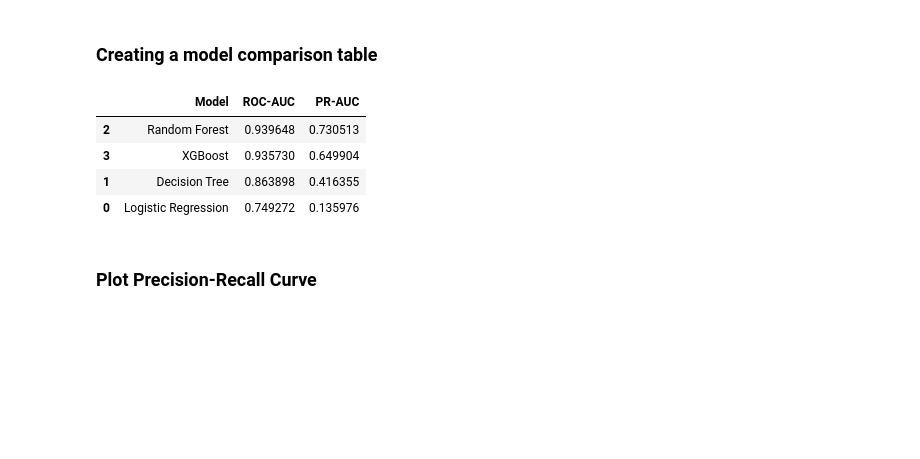
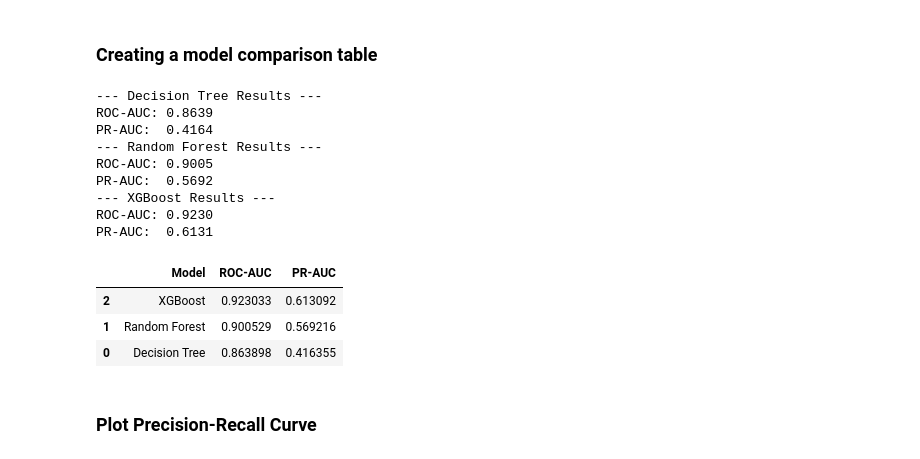
Before and after one commit to pxk4950/Fraud_Detection, a Jupyter notebook: Notebooks/03_Modeling_and_Evaluation.ipynb, the cells around one changed output. Drawn from its saved outputs; the diff is of its cells as text; code cells hidden in the pictures; blank space fills up the shorter version.

```diff
--- a/Notebooks/03_Modeling_and_Evaluation.ipynb
+++ b/Notebooks/03_Modeling_and_Evaluation.ipynb
@@ -46,9 +35,15 @@ def evaluate_model(model, X_test, y_test, model_name="Model"):
 ### Training Baseline Model
 # %%
 from sklearn.linear_model import LogisticRegression
+from sklearn.preprocessing import StandardScaler
 
-lr = LogisticRegression(max_iter=1000, class_weight="balanced")
-lr.fit(X_train, y_train)
+# Baseline: Only using TransactionAmt
+scaler = StandardScaler()
+X_train_amt = scaler.fit_transform(X_train[["TransactionAmt"]])
+X_test_amt = scaler.transform(X_test[["TransactionAmt"]])
 
-lr_roc, lr_pr = evaluate_model(lr, X_test, y_test, "Logistic Regression")
+baseline_model = LogisticRegression(class_weight="balanced")
+baseline_model.fit(X_train_amt, y_train)
+
+baseline_results = evaluate_model(baseline_model, X_test_amt, y_test, "Baseline (Amount Only)")
 # %% [output]
@@ -183,20 +94,28 @@ Confusion Matrix:
 # %% [markdown]
 ### Creating a model comparison table
 # %%
-results = pd.DataFrame({
-    "Model": ["Logistic Regression", "Decision Tree", "Random Forest", "XGBoost"],
-    "ROC-AUC": [lr_roc, dt_roc, rf_roc, xgb_roc],
-    "PR-AUC": [lr_pr, dt_pr, rf_pr, xgb_pr]
-})
+all_results = []
+all_results.append(evaluate_model(dt, X_test, y_test, "Decision Tree"))
+all_results.append(evaluate_model(rf, X_test, y_test, "Random Forest"))
+all_results.append(evaluate_model(xgb, X_test, y_test, "XGBoost"))
 
-results = results.sort_values(by="PR-AUC", ascending=False)
-results
+results_df = pd.DataFrame(all_results).sort_values(by="PR-AUC", ascending=False)
+results_df.to_csv("../outputs/model_results.csv", index=False)
+results_df
 # %% [output]
+--- Decision Tree Results ---
+ROC-AUC: 0.8639
+PR-AUC:  0.4164
+--- Random Forest Results ---
+ROC-AUC: 0.9005
+PR-AUC:  0.5692
+--- XGBoost Results ---
+ROC-AUC: 0.9230
+PR-AUC:  0.6131
 |  | Model | ROC-AUC | PR-AUC |
-| 2 | Random Forest | 0.939648 | 0.730513 |
-| 3 | XGBoost | 0.935730 | 0.649904 |
-| 1 | Decision Tree | 0.863898 | 0.416355 |
-| 0 | Logistic Regression | 0.749272 | 0.135976 |
+| 2 | XGBoost | 0.923033 | 0.613092 |
+| 1 | Random Forest | 0.900529 | 0.569216 |
+| 0 | Decision Tree | 0.863898 | 0.416355 |
 # %%
 results.to_csv("../outputs/model_results.csv", index=False)
 # %% [markdown]
```
Also changed, not shown: parts of 24 cells of this notebook, 2 other files.
